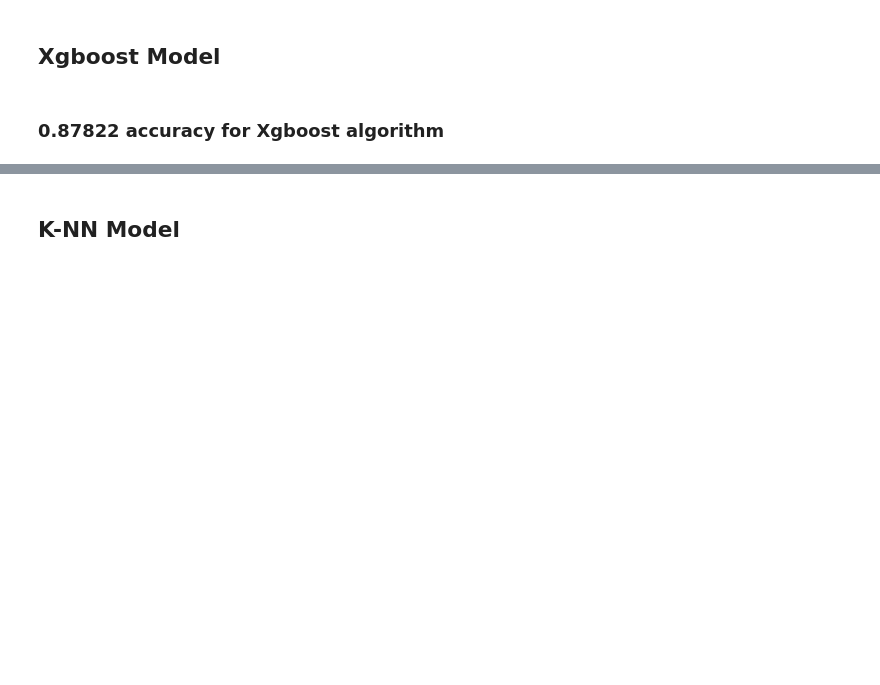
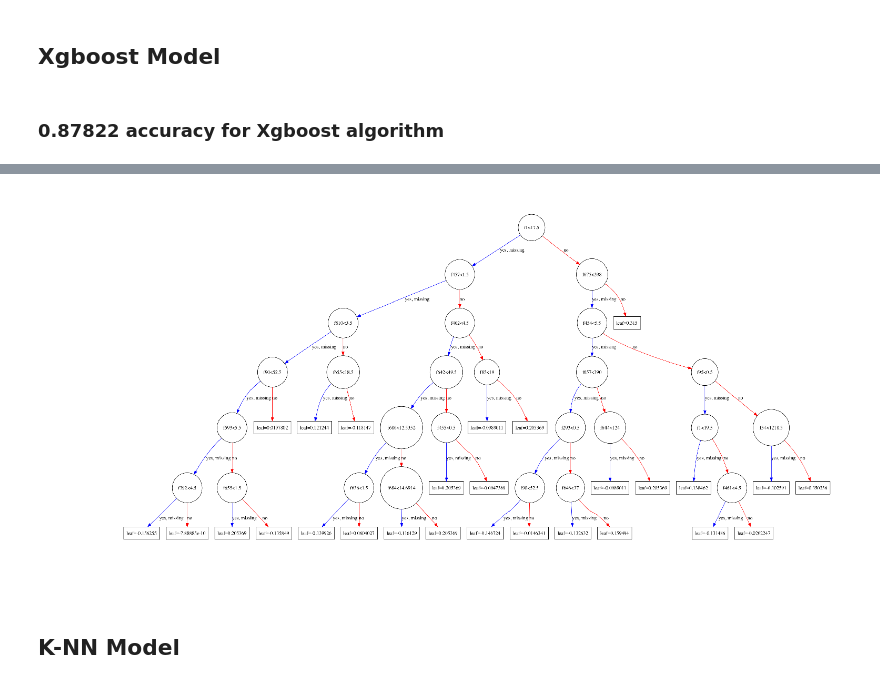
Before and after one commit to PBDexter17/DS_Group-Coursework, a Jupyter notebook: pythonKaggle/ModelComparison.ipynb, the cells around one changed output, grey strips where cells are left out. Cells and saved outputs as stored; diff of their text form; code cells hidden in the pictures; blank space fills up the shorter version.

```diff
--- a/pythonKaggle/ModelComparison.ipynb
+++ b/pythonKaggle/ModelComparison.ipynb
@@ -54,3 +96,12 @@ sub_xgb.to_csv('sub_xgb.csv',index=False)
+# %%
+from xgboost import plot_tree
+import matplotlib.pyplot as plt
+import matplotlib as mpl
+mpl.rcParams['figure.dpi']= 290
+plot_tree(bst, num_trees=1)
+plt.show()
+# %% [output]
+[figure, added]
 # %% [markdown]
 ## K-NN Model
 # %% [markdown]
```
Also changed, not shown: parts of 4 cells of this notebook.
